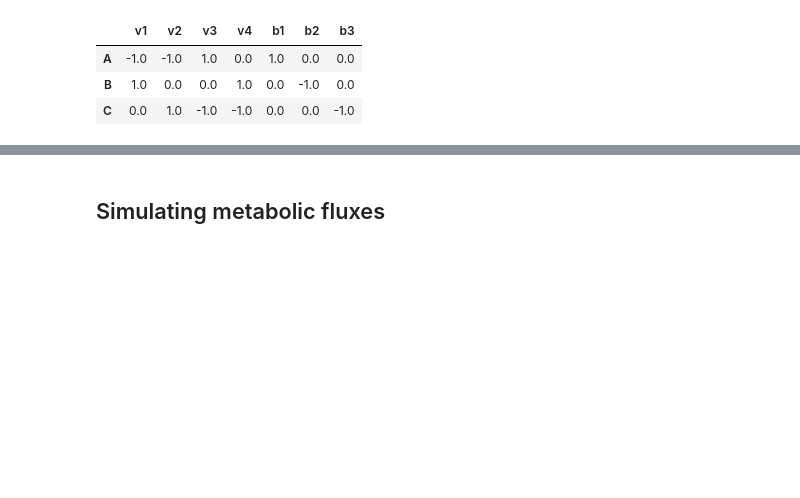
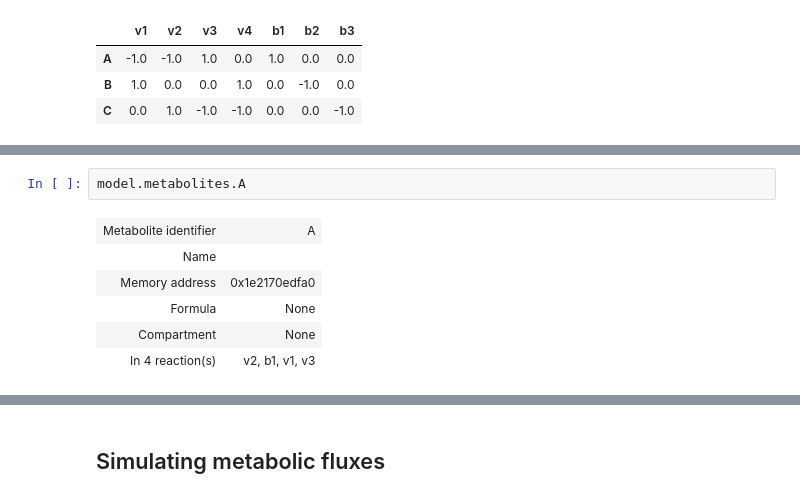
Before and after one commit to PathoGenOmics-Lab/misb_training_2024, a Jupyter notebook: modelling/01_intro_to_cobra.ipynb, the cells around one changed output, grey strips where cells are left out. Drawn from its saved outputs; the diff is of its cells as text; blank space fills up the shorter version.

```diff
--- a/modelling/01_intro_to_cobra.ipynb
+++ b/modelling/01_intro_to_cobra.ipynb
@@ -105,0 +126,9 @@ pd.DataFrame(
+# %%
+model.metabolites.A
+# %% [output]
+| Metabolite identifier | A |
+| Name |  |
+| Memory address | 0x1e2170edfa0 |
+| Formula | None |
+| Compartment | None |
+| In 4 reaction(s) | v2, b1, v1, v3 |
```
Also changed, not shown: parts of 10 cells of this notebook.
